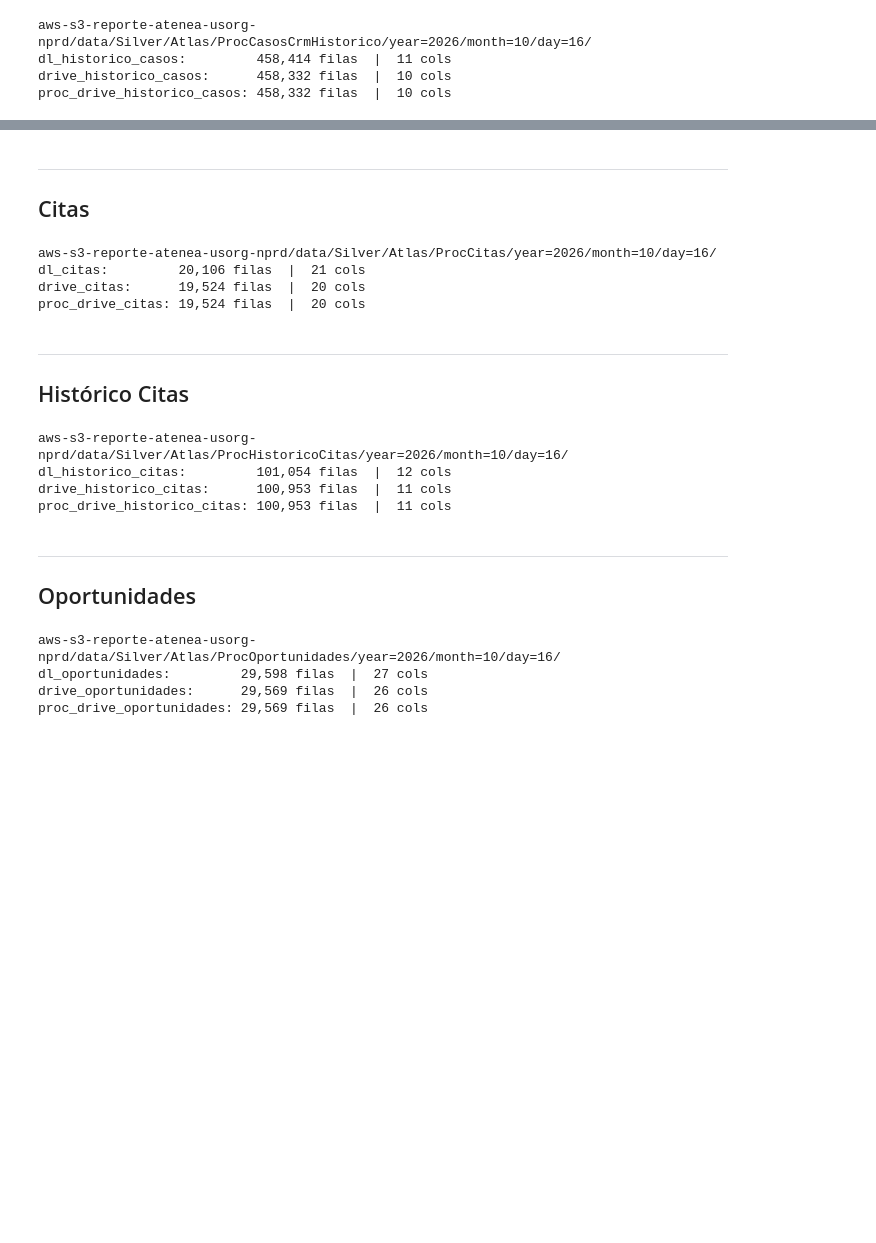
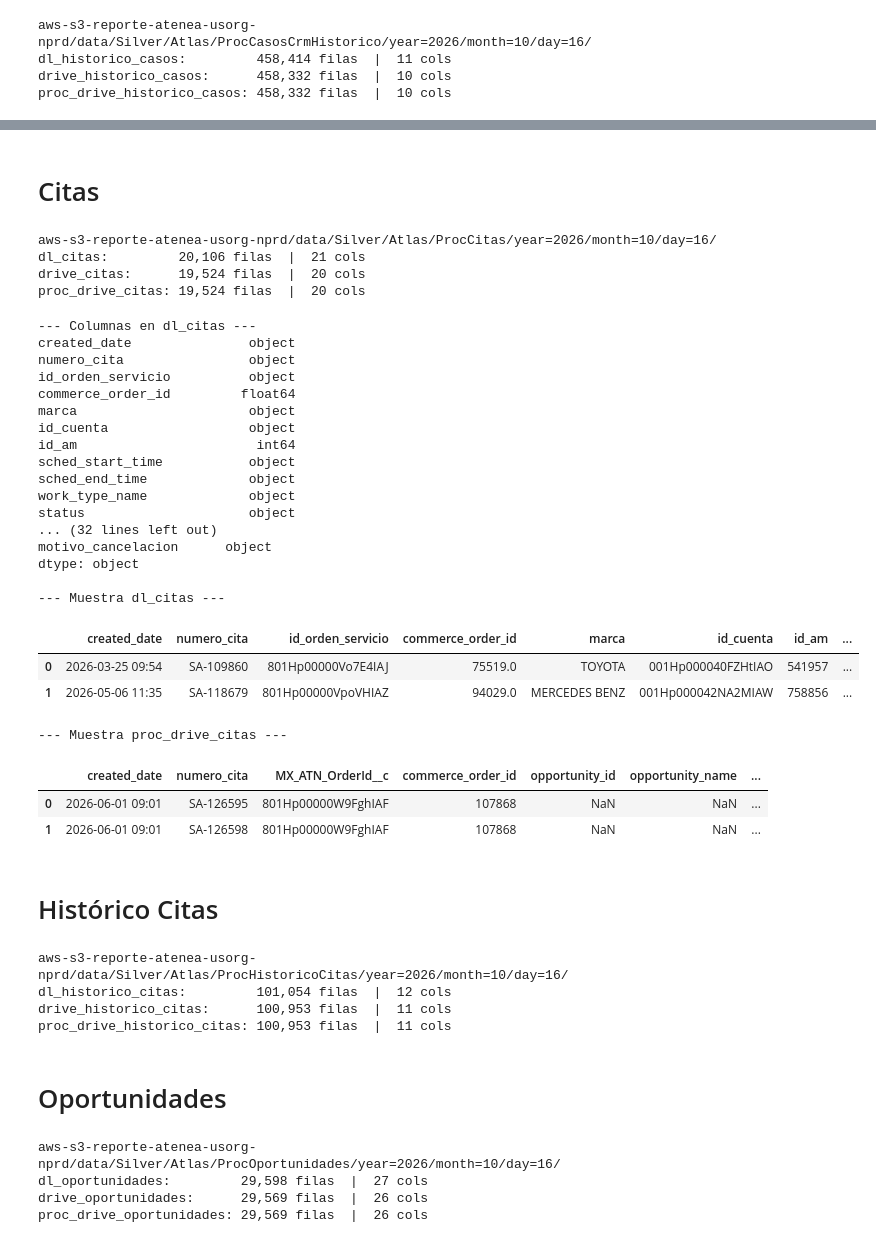
Before and after one commit to rene-aum/Atlas, a Jupyter notebook: CasosDeUso/CasosErick/carga_datalake.ipynb, the cells around one changed output, grey strips where cells are left out. Saved outputs shown, nothing was run; the diff lists cells and outputs as text; code cells hidden in the pictures; blank space fills up the shorter version.

```diff
--- a/CasosDeUso/CasosErick/carga_datalake.ipynb
+++ b/CasosDeUso/CasosErick/carga_datalake.ipynb
@@ -273,6 +494,5 @@ proc_drive_historico_casos: 458,332 filas  |  10 cols
 # %% [markdown]
----
-## Citas
+# Citas
 # %%
 dl_citas         = ah.read_latest_partition(base_path=SILVER_BASE + 'ProcCitas/')
 drive_citas      = pd.read_csv('citas.csv', encoding=CSV_ENCODING)
@@ -285,9 +505,45 @@ aws-s3-reporte-atenea-usorg-nprd/data/Silver/Atlas/ProcCitas/year=2026/month=10/
 dl_citas:         20,106 filas  |  21 cols
 drive_citas:      19,524 filas  |  20 cols
 proc_drive_citas: 19,524 filas  |  20 cols
+# %%
+print("--- Columnas en dl_citas ---")
+print(dl_citas.dtypes)
+
+print("\n--- Columnas en proc_drive_citas ---")
+print(proc_drive_citas.dtypes)
+
+print("\n--- Muestra dl_citas ---")
+display(dl_citas.head(2))
+
+print("\n--- Muestra proc_drive_citas ---")
+display(proc_drive_citas.head(2))
+# %% [output]
+--- Columnas en dl_citas ---
+created_date               object
+numero_cita                object
+id_orden_servicio          object
+commerce_order_id         float64
+marca                      object
+id_cuenta                  object
+id_am                       int64
+sched_start_time           object
+sched_end_time             object
+work_type_name             object
+status                     object
+... (32 lines left out)
+motivo_cancelacion      object
+dtype: object
+
+--- Muestra dl_citas ---
+|  | created_date | numero_cita | id_orden_servicio | commerce_order_id | marca | id_cuenta | id_am | ... |
+| 0 | 2026-03-25 09:54 | SA-109860 | 801Hp00000Vo7E4IAJ | 75519.0 | TOYOTA | 001Hp000040FZHtIAO | 541957 | ... |
+| 1 | 2026-05-06 11:35 | SA-118679 | 801Hp00000VpoVHIAZ | 94029.0 | MERCEDES BENZ | 001Hp000042NA2MIAW | 758856 | ... |
+--- Muestra proc_drive_citas ---
+|  | created_date | numero_cita | MX_ATN_OrderId__c | commerce_order_id | opportunity_id | opportunity_name | ... |
+| 0 | 2026-06-01 09:01 | SA-126595 | 801Hp00000W9FghIAF | 107868 | NaN | NaN | ... |
+| 1 | 2026-06-01 09:01 | SA-126598 | 801Hp00000W9FghIAF | 107868 | NaN | NaN | ... |
 # %% [markdown]
----
-## Histórico Citas
+# Histórico Citas
 # %%
 dl_historico_citas         = ah.read_latest_partition(base_path=SILVER_BASE + 'ProcHistoricoCitas/')
 drive_historico_citas      = pd.read_csv('historico_citas.csv', encoding=CSV_ENCODING)
@@ -301,8 +557,7 @@ dl_historico_citas:         101,054 filas  |  12 cols
 drive_historico_citas:      100,953 filas  |  11 cols
 proc_drive_historico_citas: 100,953 filas  |  11 cols
 # %% [markdown]
----
-## Oportunidades
+# Oportunidades
 # %%
 dl_oportunidades         = ah.read_latest_partition(base_path=SILVER_BASE + 'ProcOportunidades/')
 drive_oportunidades      = pd.read_csv('oportunidades.csv', encoding=CSV_ENCODING)
```
Also changed, not shown: parts of 11 cells of this notebook.
